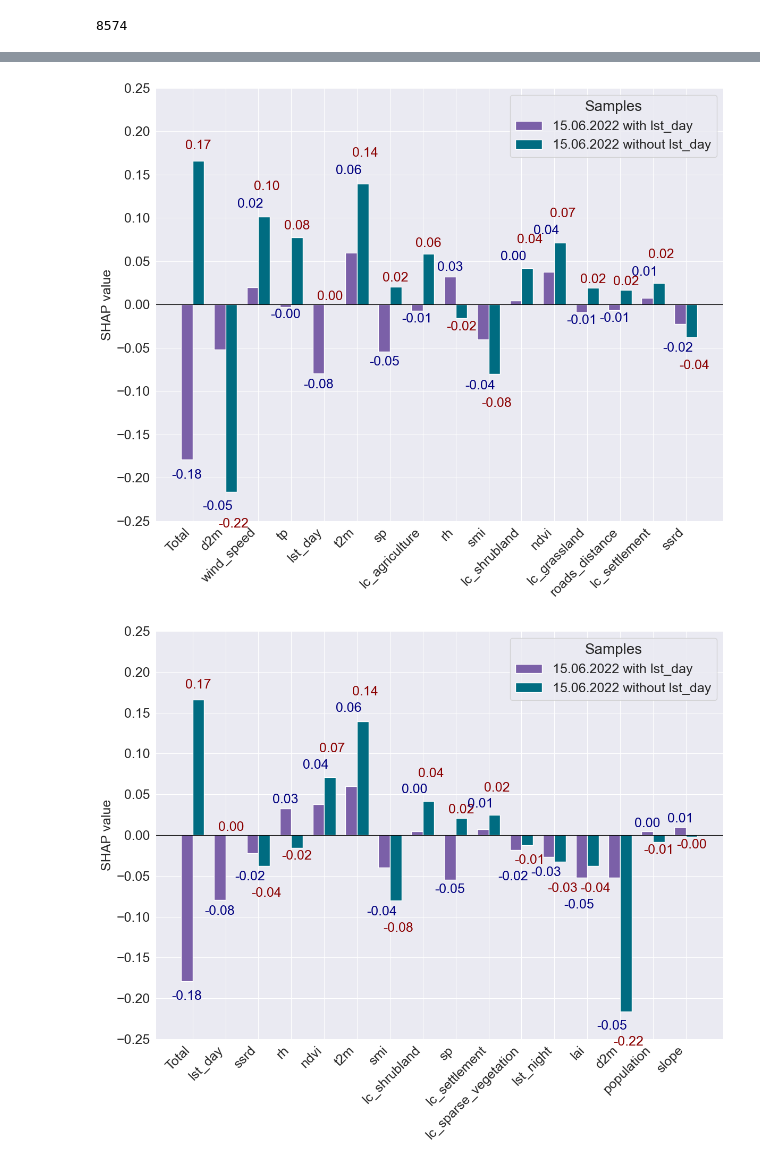
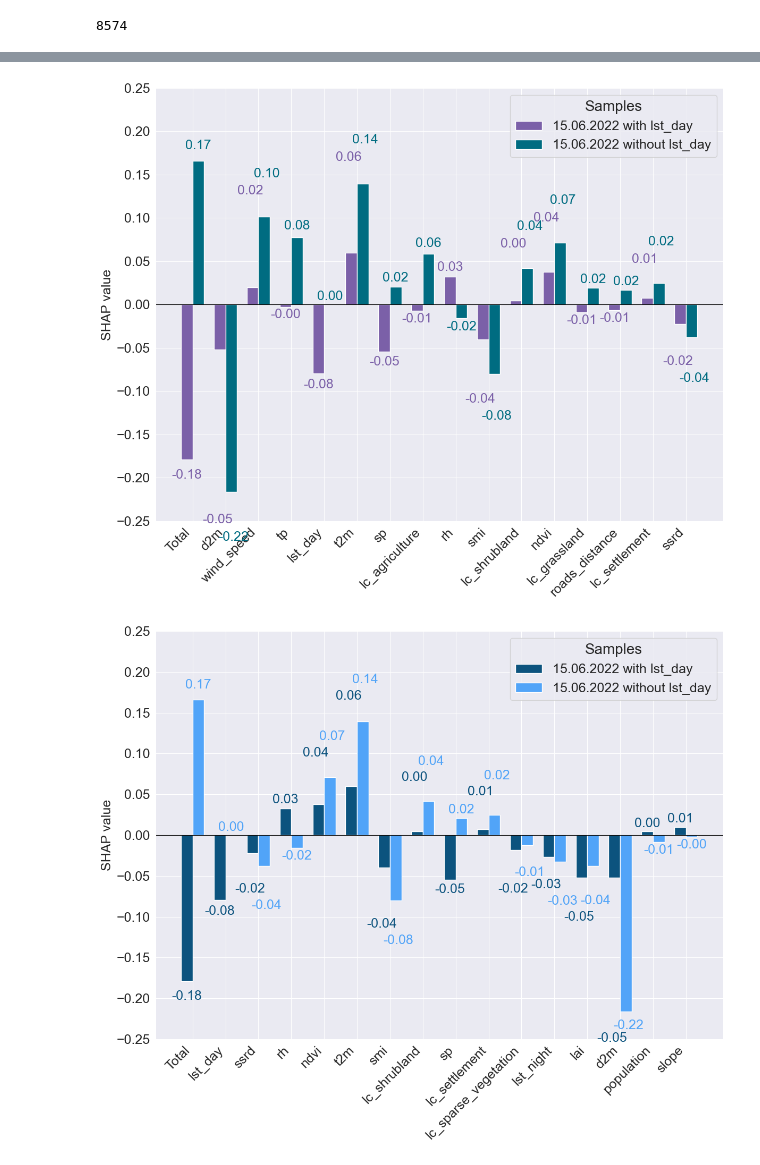
Before and after one commit to paulinebecker2002/mesogeos, a Jupyter notebook: outputs/big_fires.ipynb, the cells around one changed output, grey strips where cells are left out. Drawn from its saved outputs; the diff is of its cells as text; code cells hidden in the pictures.

```diff
--- a/outputs/big_fires.ipynb
+++ b/outputs/big_fires.ipynb
@@ -329,7 +395,7 @@ def plot_grouped_shap_comparison_sorted(df_1, df_2):
     bars1 = ax.bar(x - width/2, shap_1, width, color=dark_blue, label="Spain 15.06.2022")
     bars2 = ax.bar(x + width/2, shap_2, width, color=dark_red, label="Spain 17.07.2022")
 
-    annotate_bars_stacked_vertical(ax, x, shap_1, shap_2, width)
+    annotate_bars_stacked_vertical(ax, x, shap_1, shap_2, width, dark_blue, dark_red)
 
 
     ax.set_ylabel("SHAP value", fontsize=18, fontweight='medium')
@@ -508,7 +576,7 @@ def plot_grouped_shap_comparison_sorted(df_1, df_2):
     bars1 = ax.bar(x - width/2, shap_1, width, color=blau, label="15.06.2022 with lst_day")
     bars2 = ax.bar(x + width/2, shap_2, width, color=tuerkis, label="15.06.2022 without lst_day")
 
-    annotate_bars_stacked_vertical(ax, x, shap_1, shap_2, width)
+    annotate_bars_stacked_vertical(ax, x, shap_1, shap_2, width, blau, tuerkis)
 
     ax.set_ylabel("SHAP value", fontsize=18, fontweight='medium')
     ax.tick_params(axis='y', labelsize=18)
@@ -526,7 +594,7 @@ def plot_grouped_shap_comparison_sorted(df_1, df_2):
 
 plot_grouped_shap_comparison_sorted(FN_w_lst_day, FN_wo_lst_day)
 # %% [output]
-[figure, old version]
+[figure, new version]
 # %%
 FEATURE_ORDER = [
     "lst_day", "ssrd", "rh", "ndvi", "t2m", "smi", "lc_shrubland", "sp",
@@ -537,63 +605,52 @@ FEATURE_ORDER = [
 def plot_grouped_shap_comparison_sorted(df_1, df_2):
     assert all(df_1['feature'] == df_2['feature']), "Features in den CSVs stimmen nicht überein."
 
-    # Gesamtsumme über alle Features (bleibt gleich)
     abs_sum_1 = df_1['shap_value'].sum()
     abs_sum_2 = df_2['shap_value'].sum()
 
-    # Nur die gewünschten Features auswählen
+
     df_1 = df_1[df_1['feature'].isin(FEATURE_ORDER)]
     df_2 = df_2[df_2['feature'].isin(FEATURE_ORDER)]
 
-    # Reihenfolge fixieren
     df_1 = df_1.set_index('feature').loc[FEATURE_ORDER].reset_index()
     df_2 = df_2.set_index('feature').loc[FEATURE_ORDER].reset_index()
 
-    # Features und Werte vorbereiten
     features = ["Total"] + FEATURE_ORDER
     shap_1 = [abs_sum_1] + df_1['shap_value'].tolist()
     shap_2 = [abs_sum_2] + df_2['shap_value'].tolist()
 
     x = np.arange(len(features))
     width = 0.35
 
     fig, ax = plt.subplots(figsize=(12, 10))
 
-    norm = Normalize(0, max(np.abs(shap_1 + shap_2)))
+    dark_blue = "#0C537E"
+    light_blue = "#51A4F8"
 
-    blau_cmap = LinearSegmentedColormap.from_list("blauviolett", ["#eff3ff", "#6a51a3"])
-    tuerkis_cmap = LinearSegmentedColormap.from_list("tuerkis", ["#16C1E5", "#005f73"])
+    bars1 = ax.bar(x - width/2, shap_1, width, color=dark_blue, label="15.06.2022 with lst_day")
+    bars2 = ax.bar(x + width/2, shap_2, width, color=light_blue, label="15.06.2022 without lst_day")
 
-    blau = "#7B60A8"
-    tuerkis = "#006C81"
-
-    colors_1 = [blau_cmap(0.4 + 0.6 * norm(abs(val))) for val in shap_1]
-    colors_2 = [tuerkis_cmap(0.4 + 0.6 * norm(abs(val))) for val in shap_2]
-
-    bars1 = ax.bar(x - width/2, shap_1, width, color=blau, label="15.06.2022 with lst_day")
-    bars2 = ax.bar(x + width/2, shap_2, width, color=tuerkis, label="15.06.2022 without lst_day")
-
-    annotate_bars_stacked_vertical(ax, x, shap_1, shap_2, width)
+    annotate_bars_stacked_vertical(ax, x, shap_1, shap_2, width, dark_blue, light_blue, large_bar_thresh=0.2, large_bar_offset=0.01)
 
     ax.set_ylabel("SHAP value", fontsize=18, fontweight='medium')
     ax.tick_params(axis='y', labelsize=18)
     ax.set_xticks(x)
     ax.set_xticklabels(features, rotation=45, fontsize=18, ha="right", fontweight='medium')
     ax.legend(title="Samples", fontsize=18, title_fontsize=20)
     ax.axhline(0, color='black', linewidth=0.8)
     ax.set_ylim(-0.25, 0.25)
     ax.yaxis.set_major_locator(MultipleLocator(0.05))
 
     plt.tight_layout()
     plt.savefig(
-        '/Users/I566184/Library/Mobile Documents/com~apple~CloudDocs/Uni/Wirtschaftsinformatik KIT/Semester6/Bachlorarbeit/Graphics/Results/Case_studies/Transformer_SHAP_15_FN_Spain.png',
+        '/Users/I566184/Library/Mobile Documents/com~apple~CloudDocs/Uni/Wirtschaftsinformatik KIT/Semester6/Bachlorarbeit/Graphics/Results/Case_studies/Transformer_SHAP_15_FN_Spain_sorted.png',
         format="png", dpi=300
     )
     plt.show()
 
 
 plot_grouped_shap_comparison_sorted(FN_w_lst_day, FN_wo_lst_day)
 # %% [output]
-[figure, old version]
+[figure, new version]
 # %%
 def annotate_bars_stacked_vertical_ig(
```
Also changed, not shown: parts of 10 cells of this notebook, 11 other files.
